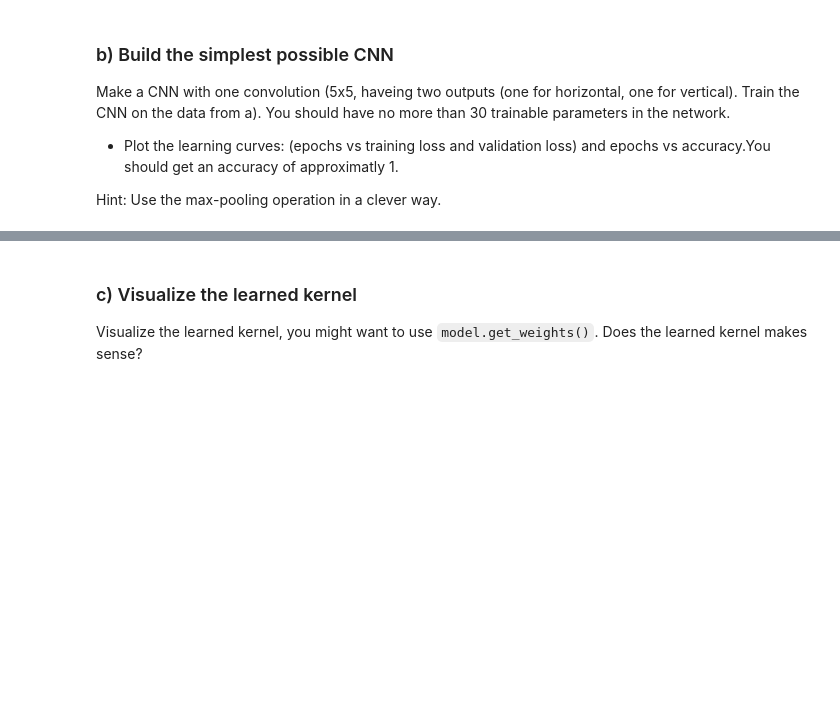
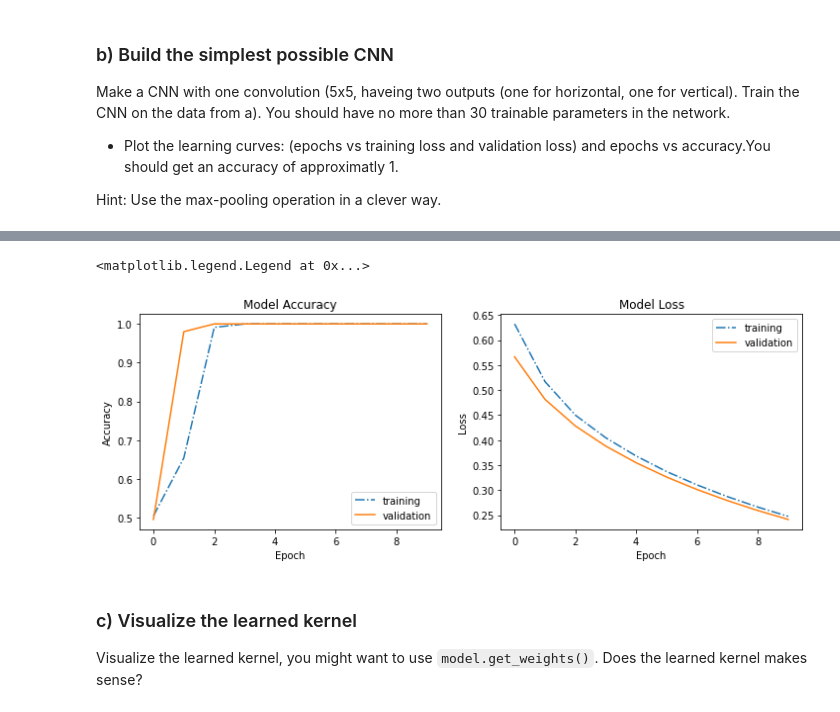
Before and after one commit to schmuecker/machine-learning-course, a Jupyter notebook: Deep Learning/02 edge_lovers_cnn/02.1 edge lovers/Edge Lovers.ipynb, the cells around one changed output, grey strips where cells are left out. Saved outputs shown, nothing was run; the diff lists cells and outputs as text; code cells hidden in the pictures; blank space fills up the shorter version.

```diff
--- a/Deep Learning/02 edge_lovers_cnn/02.1 edge lovers/Edge Lovers.ipynb
+++ b/Deep Learning/02 edge_lovers_cnn/02.1 edge lovers/Edge Lovers.ipynb
@@ -79,3 +88,22 @@ Make a CNN with one convolution (5x5, haveing two outputs (one for horizontal, o
 * Plot the learning curves: (epochs vs training loss and validation loss) and epochs vs accuracy.You should get an accuracy of approximatly 1.
 
 Hint: Use the max-pooling operation in a clever way.
+# %%
+import tensorflow as tf
+import tensorflow.keras as keras
+from tensorflow.keras.models import Sequential
+from tensorflow.keras.layers import Convolution2D, MaxPooling2D, Dense, Flatten
+from tensorflow.keras.optimizers import SGD
+
+model = keras.Sequential()
+
+# Layers
+model.add(Convolution2D(1, kernel_size=5, activation="relu", input_shape=(50, 50, 1)))
+model.add(MaxPooling2D(pool_size=(46,46)))
+model.add(Flatten())
+model.add(Dense(2, activation="softmax"))
+
+# Model
+model.compile(optimizer=SGD(), loss="categorical_crossentropy", metrics=['accuracy'])
+
+model.summary()
@@ -81,0 +129,24 @@ Hint: Use the max-pooling operation in a clever way.
+# %%
+import matplotlib.pyplot as plt
+
+history = model.fit(X_train, y_train, validation_data=(X_val, y_val), epochs=10)
+
+# Plot
+plt.figure(figsize=(12,4))
+
+plt.subplot(1,2,(1))
+plt.plot(history.history['accuracy'],linestyle='-.')
+plt.plot(history.history['val_accuracy'])
+plt.title('Model Accuracy')
+plt.ylabel('Accuracy')
+plt.xlabel('Epoch')
+plt.legend(['training', 'validation'], loc='lower right')
+
+plt.subplot(1,2,(2))
+plt.plot(history.history['loss'], linestyle='-.')
+plt.plot(history.history['val_loss'])
+plt.title('Model Loss')
+plt.ylabel('Loss')
+plt.xlabel('Epoch')
+plt.legend(['training', 'validation'], loc='upper right')
+# %% [output]
@@ -82,3 +173,5 @@ Hint: Use the max-pooling operation in a clever way.
+<matplotlib.legend.Legend at 0x...>
+[figure, added]
 # %% [markdown]
 
 ### c) Visualize the learned kernel
```
Also changed, not shown: parts of 4 cells of this notebook.
